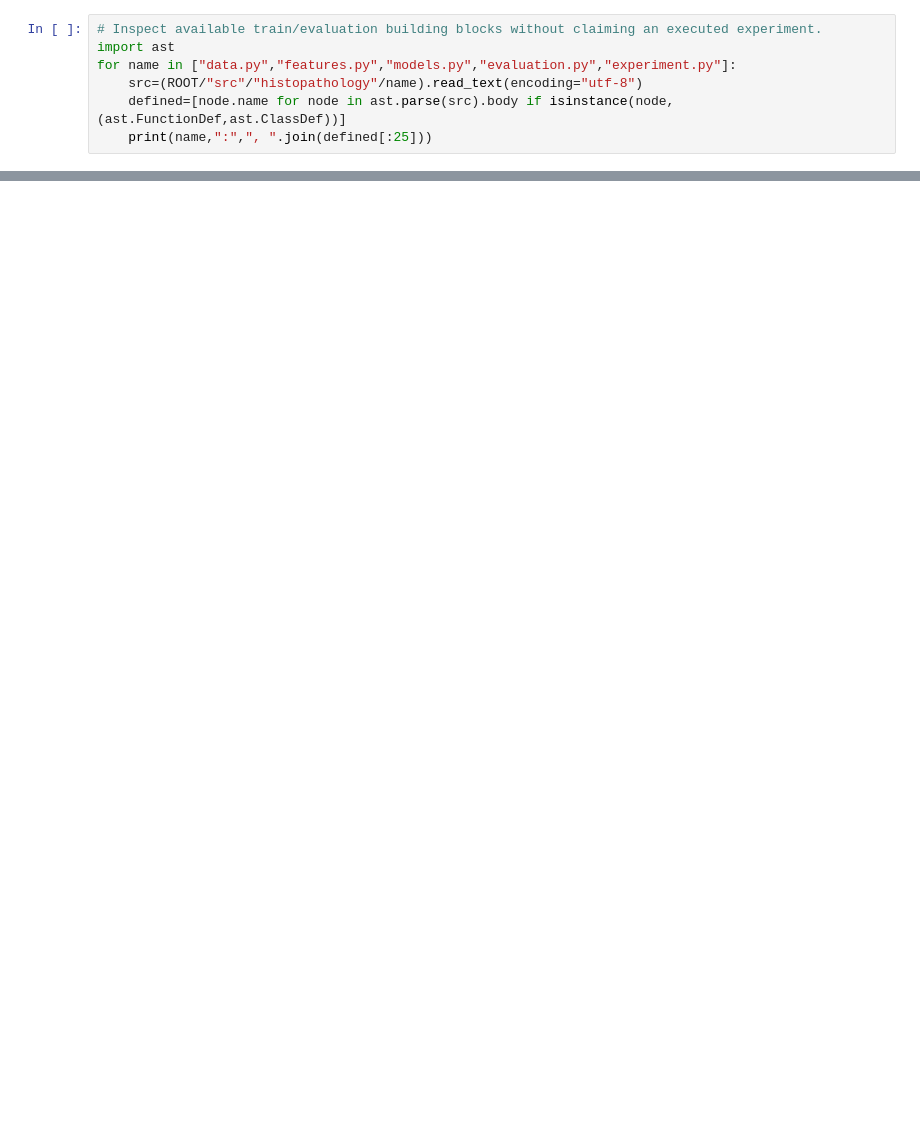
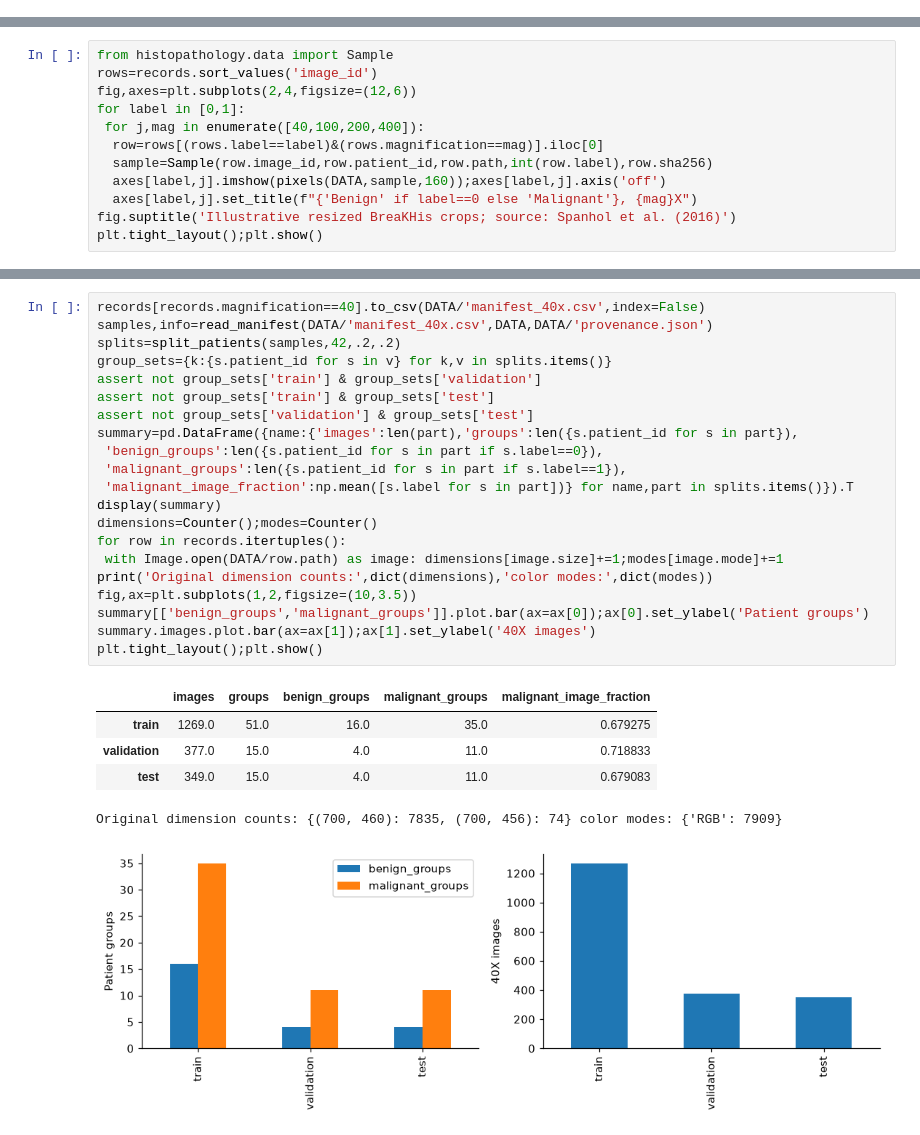
Before and after one commit to shaikanishmib/projects, a Jupyter notebook: histopathology-classification/notebooks/01_patient_level_workflow.ipynb, the cells around one changed output, grey strips where cells are left out. Saved outputs shown, nothing was run; the diff lists cells and outputs as text; blank space fills up the shorter version.

Commit message:
Rebuild histopathology study with original BreaKHis images

```diff
--- a/histopathology-classification/notebooks/01_patient_level_workflow.ipynb
+++ b/histopathology-classification/notebooks/01_patient_level_workflow.ipynb
@@ -132,7 +0,0 @@ Training must split on patient ID, not image row. The validation cohort selects
-# %%
-# Inspect available train/evaluation building blocks without claiming an executed experiment.
-import ast
-for name in ["data.py","features.py","models.py","evaluation.py","experiment.py"]:
-    src=(ROOT/"src"/"histopathology"/name).read_text(encoding="utf-8")
-    defined=[node.name for node in ast.parse(src).body if isinstance(node,(ast.FunctionDef,ast.ClassDef))]
-    print(name,":",", ".join(defined[:25]))
@@ -164,0 +102,12 @@ The study remains limited to the data actually available. Complete real-data exp
+# %%
+from histopathology.data import Sample
+rows=records.sort_values('image_id')
+fig,axes=plt.subplots(2,4,figsize=(12,6))
+for label in [0,1]:
+ for j,mag in enumerate([40,100,200,400]):
+  row=rows[(rows.label==label)&(rows.magnification==mag)].iloc[0]
+  sample=Sample(row.image_id,row.patient_id,row.path,int(row.label),row.sha256)
+  axes[label,j].imshow(pixels(DATA,sample,160));axes[label,j].axis('off')
+  axes[label,j].set_title(f"{'Benign' if label==0 else 'Malignant'}, {mag}X")
+fig.suptitle('Illustrative resized BreaKHis crops; source: Spanhol et al. (2016)')
+plt.tight_layout();plt.show()
@@ -164,0 +124,28 @@ The study remains limited to the data actually available. Complete real-data exp
+# %%
+records[records.magnification==40].to_csv(DATA/'manifest_40x.csv',index=False)
+samples,info=read_manifest(DATA/'manifest_40x.csv',DATA,DATA/'provenance.json')
+splits=split_patients(samples,42,.2,.2)
+group_sets={k:{s.patient_id for s in v} for k,v in splits.items()}
+assert not group_sets['train'] & group_sets['validation']
+assert not group_sets['train'] & group_sets['test']
+assert not group_sets['validation'] & group_sets['test']
+summary=pd.DataFrame({name:{'images':len(part),'groups':len({s.patient_id for s in part}),
+ 'benign_groups':len({s.patient_id for s in part if s.label==0}),
+ 'malignant_groups':len({s.patient_id for s in part if s.label==1}),
+ 'malignant_image_fraction':np.mean([s.label for s in part])} for name,part in splits.items()}).T
+display(summary)
+dimensions=Counter();modes=Counter()
+for row in records.itertuples():
+ with Image.open(DATA/row.path) as image: dimensions[image.size]+=1;modes[image.mode]+=1
+print('Original dimension counts:',dict(dimensions),'color modes:',dict(modes))
+fig,ax=plt.subplots(1,2,figsize=(10,3.5))
+summary[['benign_groups','malignant_groups']].plot.bar(ax=ax[0]);ax[0].set_ylabel('Patient groups')
+summary.images.plot.bar(ax=ax[1]);ax[1].set_ylabel('40X images')
+plt.tight_layout();plt.show()
+# %% [output]
+|  | images | groups | benign_groups | malignant_groups | malignant_image_fraction |
+| train | 1269.0 | 51.0 | 16.0 | 35.0 | 0.679275 |
+| validation | 377.0 | 15.0 | 4.0 | 11.0 | 0.718833 |
+| test | 349.0 | 15.0 | 4.0 | 11.0 | 0.679083 |
+Original dimension counts: {(700, 460): 7835, (700, 456): 74} color modes: {'RGB': 7909}
+[figure, added]
```
Also changed, not shown: parts of 46 cells of this notebook, 12 other files.
